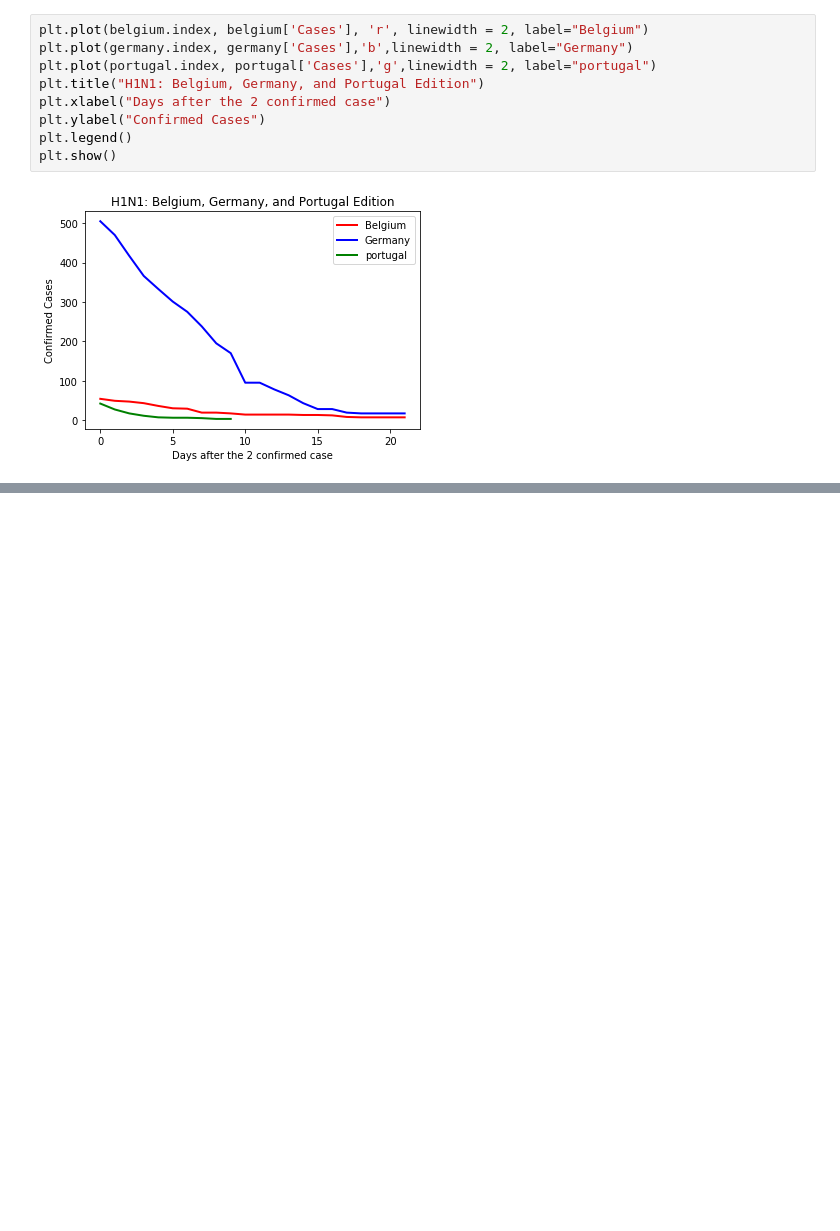
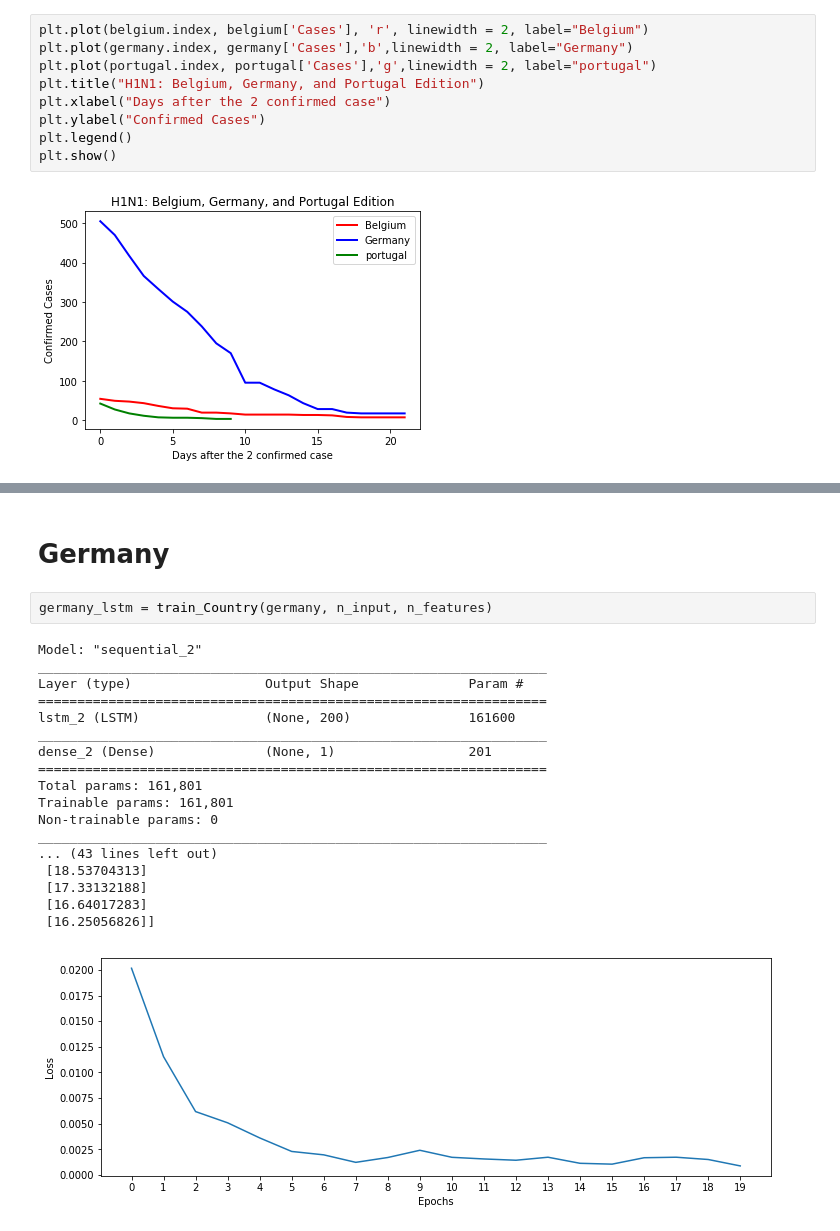
Before and after one commit to dangural/CPE-695-Final-Project, a Jupyter notebook: models/H1N1_Virus.ipynb, the cells around one changed output, grey strips where cells are left out. Saved outputs shown, nothing was run; the diff lists cells and outputs as text; blank space fills up the shorter version.

```diff
--- a/models/H1N1_Virus.ipynb
+++ b/models/H1N1_Virus.ipynb
@@ -147,0 +192,23 @@ ValueError: Error when checking input: expected lstm_6_input to have 3 dimension
+# %% [markdown]
+# Germany #
+# %%
+germany_lstm = train_Country(germany, n_input, n_features)
+# %% [output]
+Model: "sequential_2"
+_________________________________________________________________
+Layer (type)                 Output Shape              Param #
+=================================================================
+lstm_2 (LSTM)                (None, 200)               161600
+_________________________________________________________________
+dense_2 (Dense)              (None, 1)                 201
+=================================================================
+Total params: 161,801
+Trainable params: 161,801
+Non-trainable params: 0
+_________________________________________________________________
+... (43 lines left out)
+ [18.53704313]
+ [17.33132188]
+ [16.64017283]
+ [16.25056826]]
+[figure, added]
```
Also changed, not shown: parts of 17 cells of this notebook, 3 other files.
